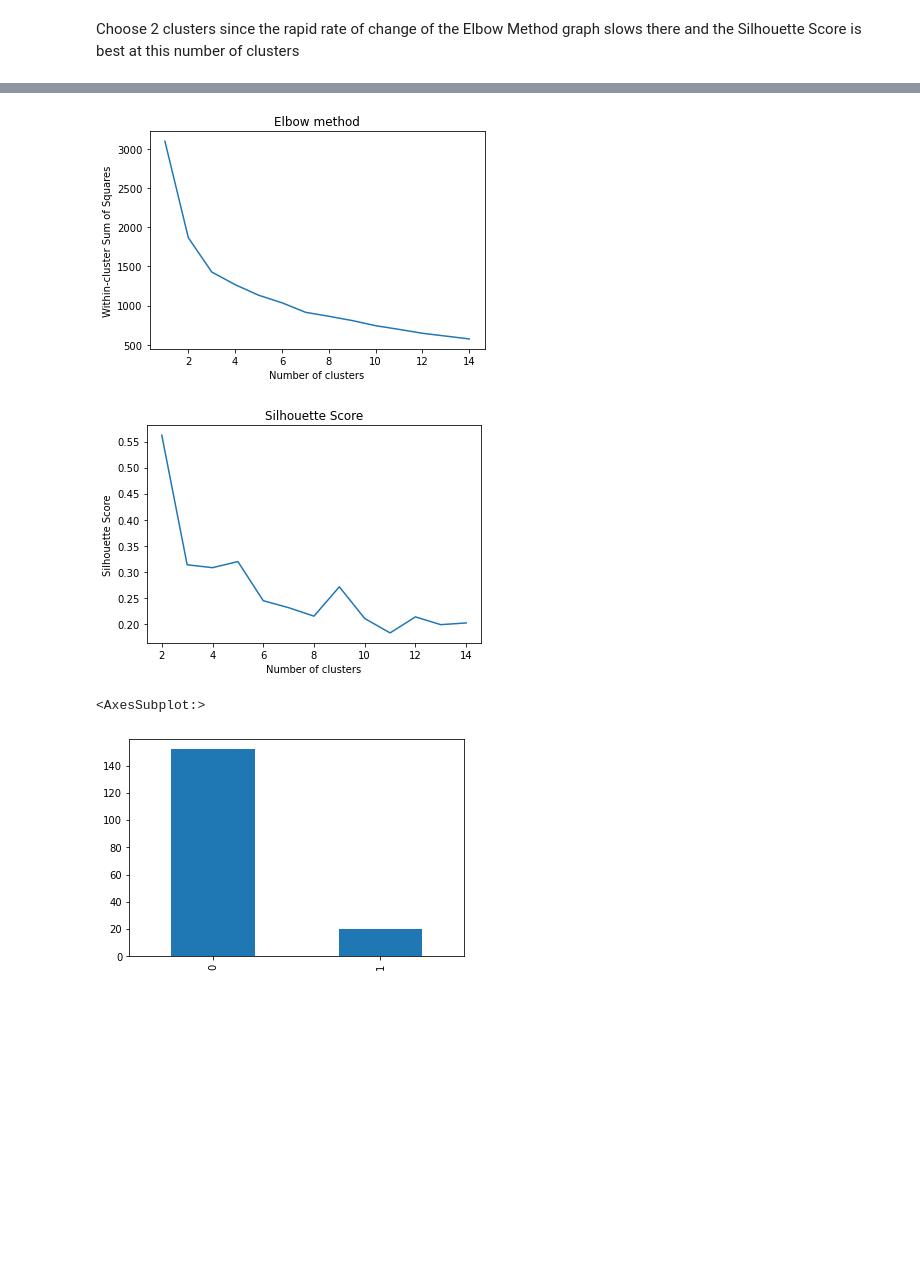
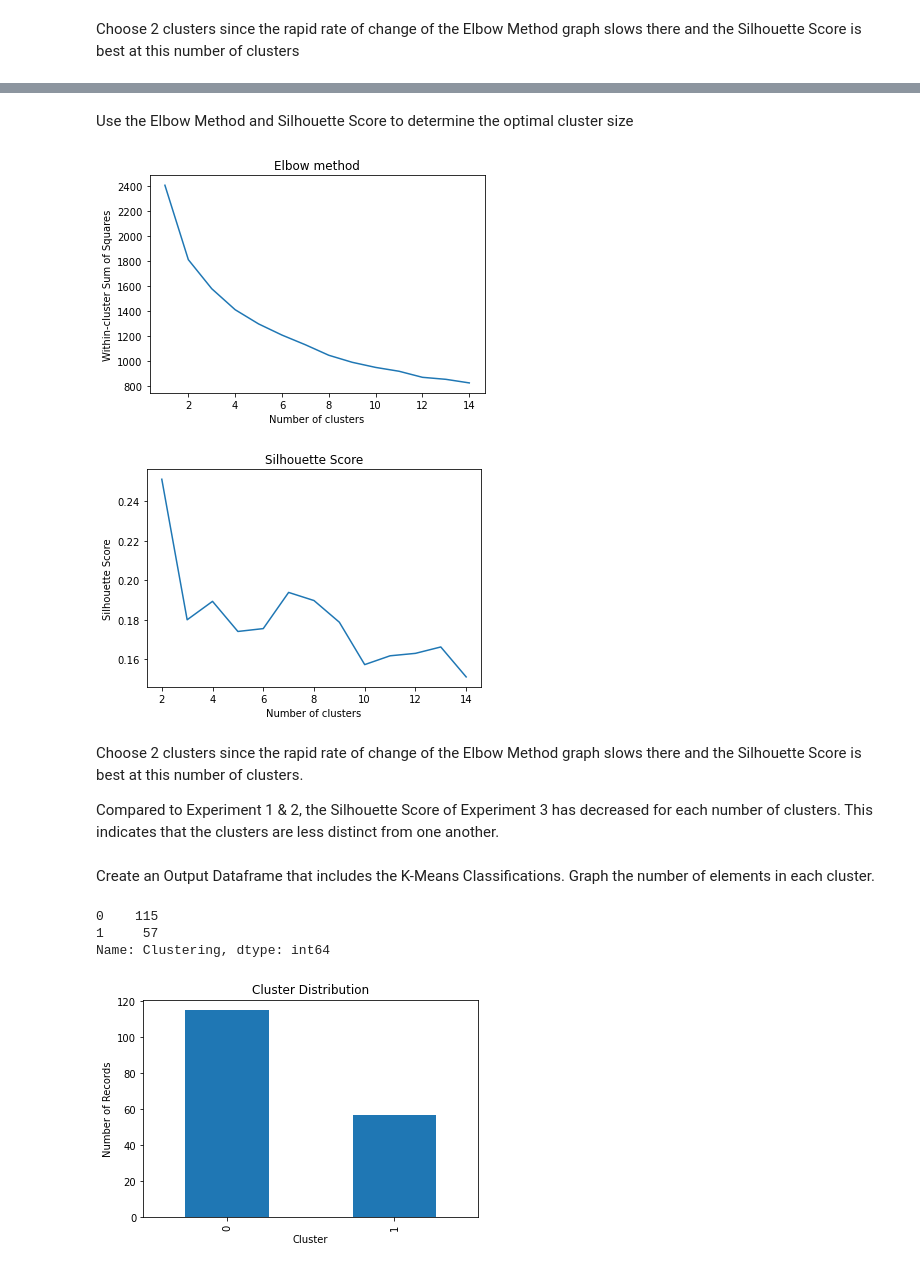
Before and after one commit to siennawishart/MSCI-446-Project, a Jupyter notebook: Unsupervised Learning/k_means_clustering.ipynb, the cells around one changed output, grey strips where cells are left out. Cells and saved outputs as stored; diff of their text form; code cells hidden in the pictures; blank space fills up the shorter version.

```diff
--- a/Unsupervised Learning/k_means_clustering.ipynb
+++ b/Unsupervised Learning/k_means_clustering.ipynb
@@ -58,3 +91,6 @@ plt.show()
 [figure]
 # %% [markdown]
 Choose 2 clusters since the rapid rate of change of the Elbow Method graph slows there and the Silhouette Score is best at this number of clusters
+# %%
+# Apply K-Means Clustering for 2 clusters
+kmeans = KMeans(n_clusters=2, random_state=0).fit(X)
@@ -140,5 +342,7 @@ from sklearn.preprocessing import StandardScaler
+# %% [markdown]
+Use the Elbow Method and Silhouette Score to determine the optimal cluster size
 # %%
-cols = ['Rank','Total','Sample_size','Men','Women','ShareWomen','Employed','Full_time','Part_time','Full_time_year_round','Unemployed','Unemployment_rate','Median','P25th','P75th','College_jobs','Non_college_jobs','Low_wage_jobs']
+cols = ['Rank','Total','ShareWomen','Percent_employed','Percent_full_time','Percent_part_time','Percent_unemployed','Unemployment_rate','Median','P25th','P75th','Percent_college','Percent_non_college','Percent_low_wage']
 # Separating out the features
 X = ogDf.loc[:, cols].values
 # Standardizing the features
@@ -170,14 +374,26 @@ plt.xlabel('Number of clusters')
 plt.ylabel('Silhouette Score')
 plt.show()
 # %% [output]
-[figure, old version]
+[figure, new version]
-[figure, old version]
+[figure, new version]
+# %% [markdown]
+Choose 2 clusters since the rapid rate of change of the Elbow Method graph slows there and the Silhouette Score is best at this number of clusters.
+
+Compared to Experiment 1 & 2, the Silhouette Score of Experiment 3 has decreased for each number of clusters. This indicates that the clusters are less distinct from one another.
 # %%
 kmeans = KMeans(n_clusters=2, random_state=0).fit(X)
+# %% [markdown]
+Create an Output Dataframe that includes the K-Means Classifications. Graph the number of elements in each cluster.
 # %%
-outputDf = ogDf[['Major','Major_category','Rank','Total','Sample_size','Men','Women','ShareWomen','Employed','Full_time','Part_time','Full_time_year_round','Unemployed','Unemployment_rate','Median','P25th','P75th','College_jobs','Non_college_jobs','Low_wage_jobs']].copy()
+outputDf = ogDf[['Major','Major_category','Rank','Total','ShareWomen','Percent_employed','Percent_full_time','Percent_part_time','Percent_unemployed','Unemployment_rate','Median','P25th','P75th','Percent_college','Percent_non_college','Percent_low_wage']].copy()
 outputDf['Clustering'] = kmeans.labels_
+plt.title('Cluster Distribution')
+plt.xlabel('Cluster')
+plt.ylabel('Number of Records')
 outputDf.Clustering.value_counts().plot.bar()
+print(outputDf.Clustering.value_counts())
 # %% [output]
-<AxesSubplot:>
+0    115
+1     57
+Name: Clustering, dtype: int64
-[figure, old version]
+[figure, new version]
```
Also changed, not shown: parts of 62 cells of this notebook.
